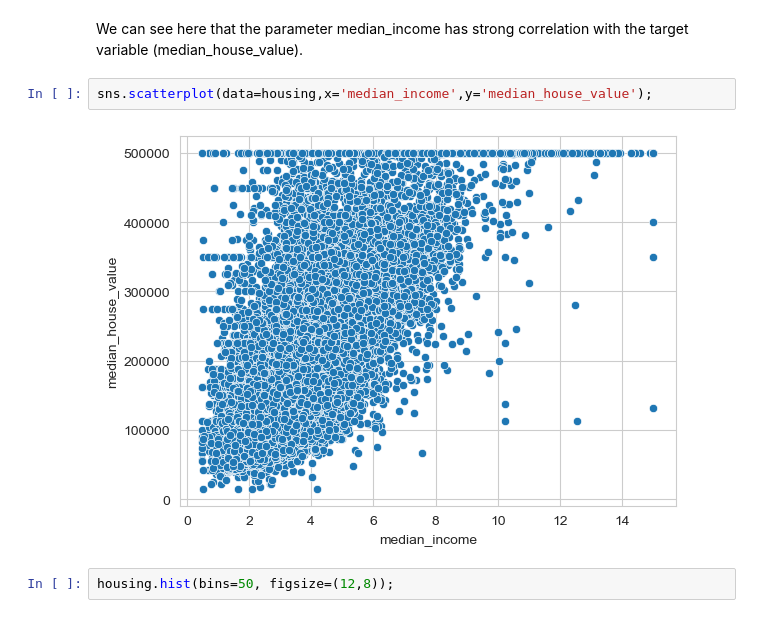
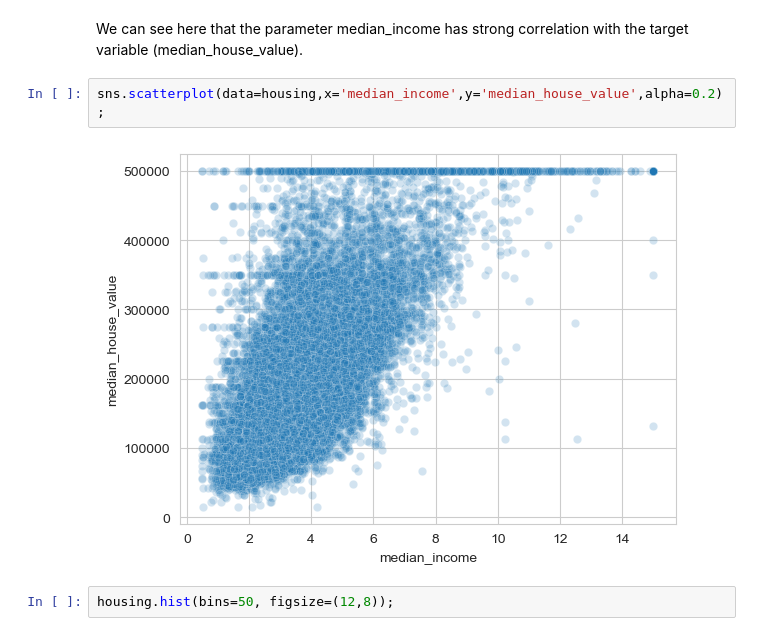
Before and after one commit to oscarguillen-ml/ML-Internship-Portfolio, a Jupyter notebook: 01-california-housing-end-to-end/california_housing.ipynb, the cells around one changed output. Saved outputs shown, nothing was run; the diff lists cells and outputs as text.

Commit message:
feat: Complete initial EDA and feature engineering for housing data

```diff
--- a/01-california-housing-end-to-end/california_housing.ipynb
+++ b/01-california-housing-end-to-end/california_housing.ipynb
@@ -83,9 +82,9 @@ sns.heatmap(correlation_matrix, annot=True, cmap='coolwarm', fmt='.2f')
 # %% [markdown]
 We can see here that the parameter median_income has strong correlation with the target variable (median_house_value).
 # %%
-sns.scatterplot(data=housing,x='median_income',y='median_house_value');
+sns.scatterplot(data=housing,x='median_income',y='median_house_value',alpha=0.2);
 # %% [output]
-[figure, old version]
+[figure, new version]
 # %%
 housing.hist(bins=50, figsize=(12,8));
 # %% [output]
```
Also changed, not shown: parts of 29 cells of this notebook.
